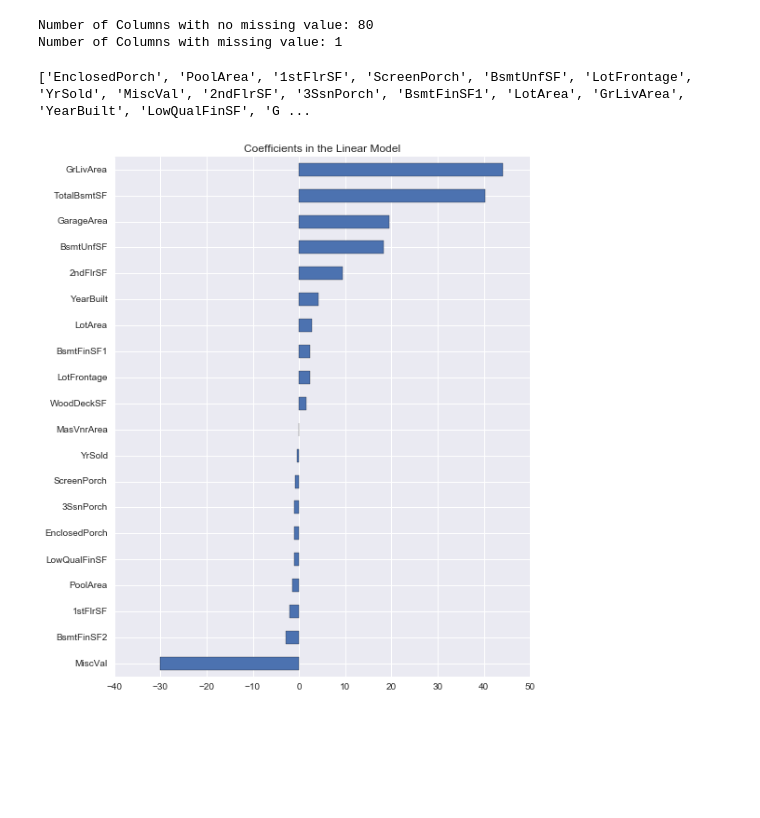
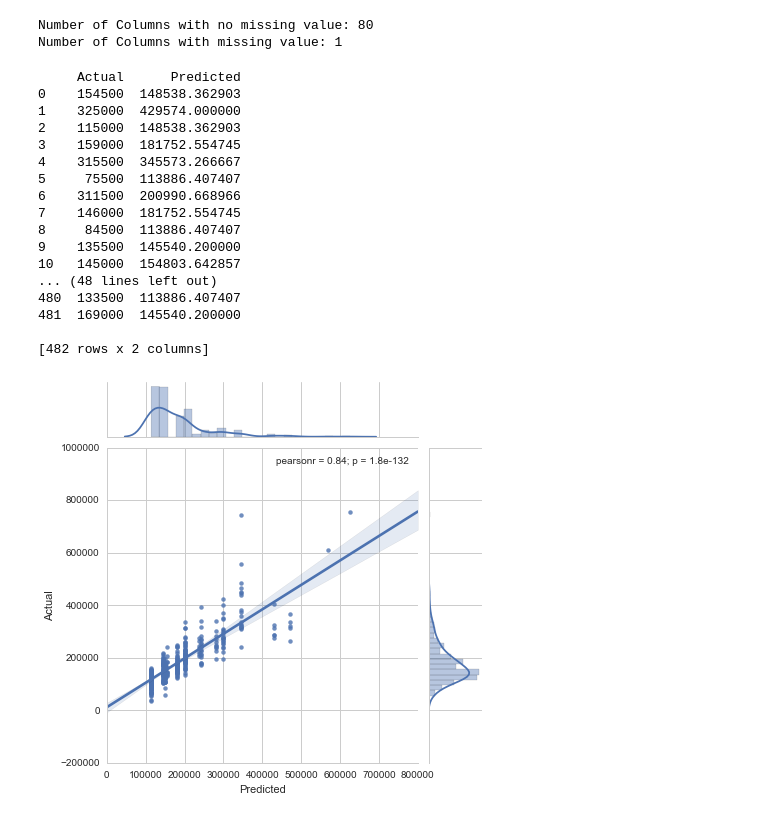
Before and after one commit to anusharamamurthy/Kaggle-HPAR, a Jupyter notebook: HPAR - Part 2.ipynb, the cells around one changed output. Drawn from its saved outputs; the diff is of its cells as text; code cells hidden in the pictures; blank space fills up the shorter version.

Commit message:
AdaBoost Method and graphs
94% accuracy with Adaboost

```diff
--- a/HPAR - Part 2.ipynb
+++ b/HPAR - Part 2.ipynb
@@ -116,7 +140,7 @@ def find_missing_columns(df):
     #lst_missing.append('TotalBsmtSF')
     return lst_missing,lst_nmissing
 missing_c,notmissing_c = find_missing_columns(df)
-fill_df = df[notmissing_c].describe()
+fill_df = df[notmissing_c]
 # %% [output]
 Number of Columns with no missing value: 80
 Number of Columns with missing value: 1
@@ -133,18 +270,20 @@ def vectorize(df):
 # %%
-def linear_regr(train,target,feature_names):
+def decision_tree_regr(train,target,feature_names):
 
     X = train
     y = target
 
     X_train, X_test, y_train, y_test = train_test_split(X, y, test_size=0.33, random_state=42)
 
-    regr = linear_model.LinearRegression()
-
-    #fit model
+    regr = DecisionTreeRegressor(max_depth=4)
     regr.fit(X_train, y_train)
 
-    #predicted = regr.predict(X_test)
+    predicted = regr.predict(X_test)
 
-    #rms = np.mean(np.sqrt((predicted - y_test)**2))
+    data = zip(y_test.tolist(),predicted)
 
-    plot_coeffs(regr.coef_,feature_names,"Linear")
+    actvspred_df = pd.DataFrame(data,columns=['Actual','Predicted'])
+
+    print actvspred_df
+
+    plot_actual_predicted(actvspred_df)
@@ -163,39 +291,74 @@ def plot_coeffs(coeffs,feature_names,model_name):
 # reduced = df.columns.tolist()
 # # removing certain fields
 # reduced.remove('Alley')
 # reduced.remove('PoolQC')
 # reduced.remove('Fence')
 # reduced.remove('MiscFeature')
 
 # # removing rows that have missing fields
 # refined_df = refined_df.dropna()
 
 # #removing target variable to get the train set
 # reduced.remove('SalePrice')
 # train_df = refined_df[reduced]
 
 # #have the target variable
 # target_df = refined_df['SalePrice']
 
 # #vectorize train
 # vec,train = vectorize(train_df)
 
 # #call the regression method
 # #linear_regr(train,target_df,vec.get_feature_names())
 
 # imp_features_linear = ['LotArea','BsmtExposure', '1stFlrSF', 'BldgType', 'BsmtFinType1',
 #                        'BsmtCond', '2ndFlrSF', 'LowQualFinSF','TotalBsmtSF','GrLivArea','SalePrice']
 # linear_df = refined_df[imp_features_linear]
 
-train = fill_df.columns.tolist()
-train.remove('SalePrice')
-train.remove('Id')
-train_df = fill_df[train]
-target_df = fill_df['SalePrice']
-vec,train = vectorize(train_df)
+def preprocessing(df):
+
+    train = df.columns.tolist()
+
+    train.remove('SalePrice')
+
+    train.remove('Id')
+
+    train.remove('Alley')
+
+    train_df = df[train]
+
+    target_df = df['SalePrice']
+
+    vec,train = vectorize(train_df)
+
+    return vec,train
 
 #call the regression method
-linear_regr(train,target_df,vec.get_feature_names())
+vec,train = preprocessing(fill_df)
+# linear_regr(train,target_df,vec.get_feature_names())
+
+# call decsion tree
+#decision_Tree(train,target_df,vec.get_feature_names())
+
+#adaboost(train,target_df,vec.get_feature_names())
+
+decision_tree_regr(train,target_df,vec.get_feature_names())
 # %% [output]
-['EnclosedPorch', 'PoolArea', '1stFlrSF', 'ScreenPorch', 'BsmtUnfSF', 'LotFrontage', 'YrSold', 'MiscVal', '2ndFlrSF', '3SsnPorch', 'BsmtFinSF1', 'LotArea', 'GrLivArea', 'YearBuilt', 'LowQualFinSF', 'G ...
+     Actual      Predicted
+0    154500  148538.362903
+1    325000  429574.000000
+2    115000  148538.362903
+3    159000  181752.554745
+4    315500  345573.266667
+5     75500  113886.407407
+6    311500  200990.668966
+7    146000  181752.554745
+8     84500  113886.407407
+9    135500  145540.200000
+10   145000  154803.642857
+... (48 lines left out)
+480  133500  113886.407407
+481  169000  145540.200000
+
+[482 rows x 2 columns]
-[figure, old version]
+[figure, new version]
```
Also changed, not shown: parts of 9 cells of this notebook, 2 other files.
